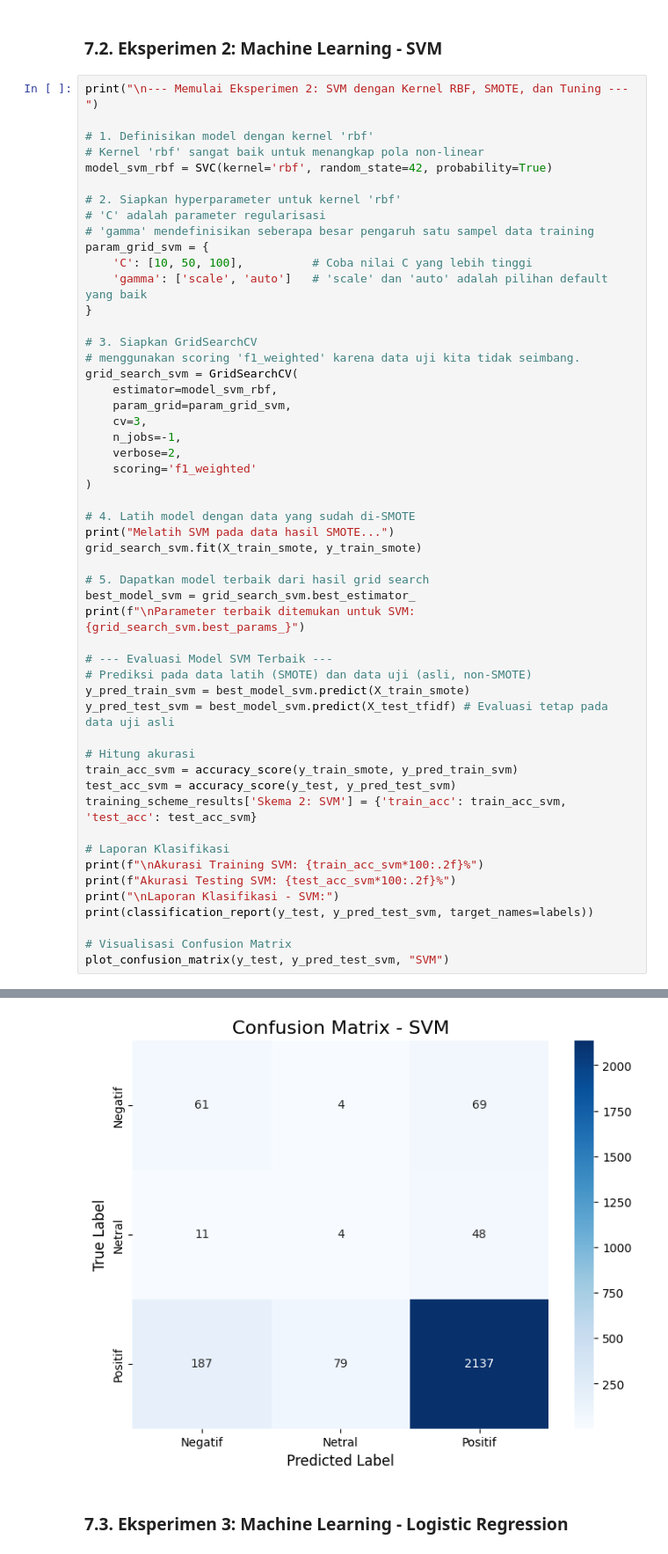
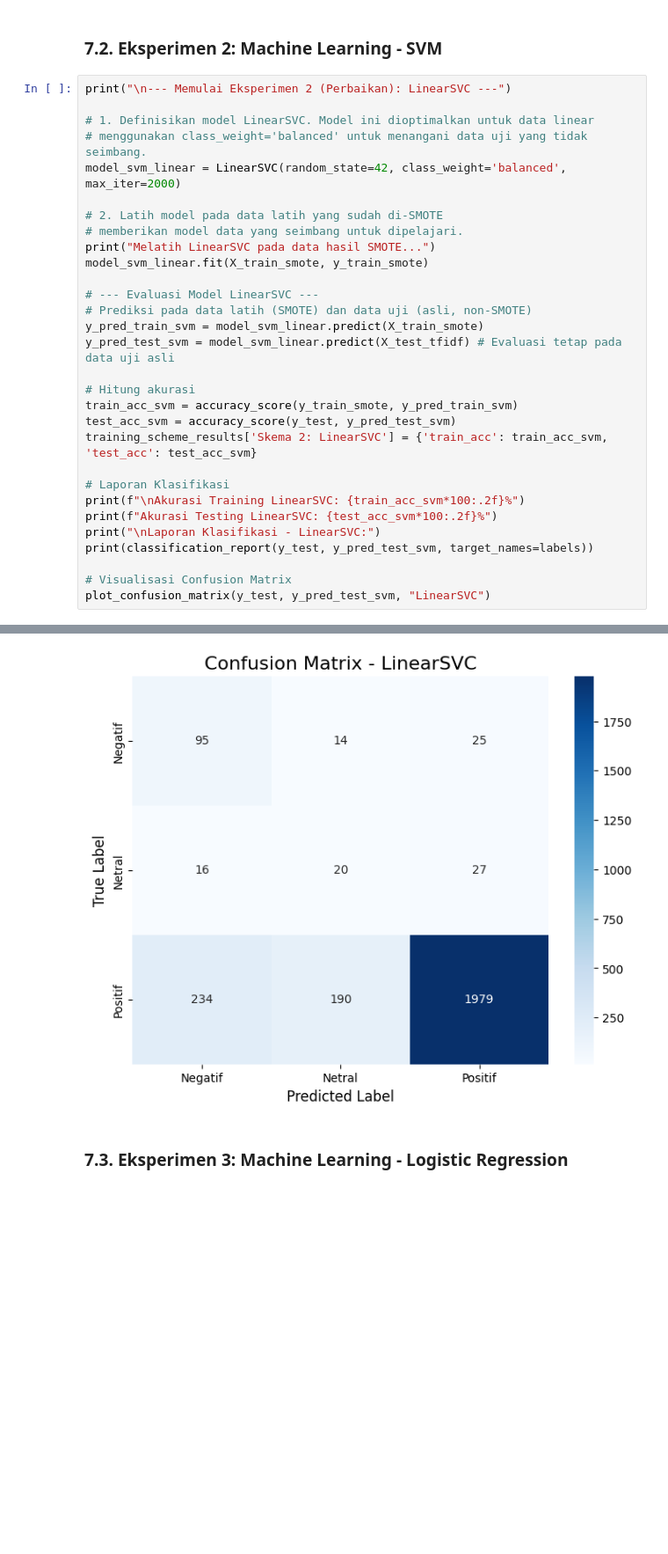
Before and after one commit to husainfadhlillah/dicoding-AppProductReview-SentimentAnalysis, a Jupyter notebook: pelatihan_model_sentiment_analysis_duolingo.ipynb, the cells around one changed output, grey strips where cells are left out. Shown at 88% size. Cells and saved outputs as stored; diff of their text form; blank space fills up the shorter version.

```diff
--- a/pelatihan_model_sentiment_analysis_duolingo.ipynb
+++ b/pelatihan_model_sentiment_analysis_duolingo.ipynb
@@ -518,55 +518,33 @@ weighted avg       0.85      0.92      0.89      2600
 # %% [markdown]
 ### 7.2. Eksperimen 2: Machine Learning - SVM
 # %%
-print("\n--- Memulai Eksperimen 2: SVM dengan Kernel RBF, SMOTE, dan Tuning ---")
+print("\n--- Memulai Eksperimen 2 (Perbaikan): LinearSVC ---")
 
-# 1. Definisikan model dengan kernel 'rbf'
-# Kernel 'rbf' sangat baik untuk menangkap pola non-linear
-model_svm_rbf = SVC(kernel='rbf', random_state=42, probability=True)
+# 1. Definisikan model LinearSVC. Model ini dioptimalkan untuk data linear
+# menggunakan class_weight='balanced' untuk menangani data uji yang tidak seimbang.
+model_svm_linear = LinearSVC(random_state=42, class_weight='balanced', max_iter=2000)
 
-# 2. Siapkan hyperparameter untuk kernel 'rbf'
-# 'C' adalah parameter regularisasi
-# 'gamma' mendefinisikan seberapa besar pengaruh satu sampel data training
-param_grid_svm = {
-    'C': [10, 50, 100],          # Coba nilai C yang lebih tinggi
-    'gamma': ['scale', 'auto']   # 'scale' dan 'auto' adalah pilihan default yang baik
-}
+# 2. Latih model pada data latih yang sudah di-SMOTE
+# memberikan model data yang seimbang untuk dipelajari.
+print("Melatih LinearSVC pada data hasil SMOTE...")
+model_svm_linear.fit(X_train_smote, y_train_smote)
 
-# 3. Siapkan GridSearchCV
-# menggunakan scoring 'f1_weighted' karena data uji kita tidak seimbang.
-grid_search_svm = GridSearchCV(
-    estimator=model_svm_rbf,
-    param_grid=param_grid_svm,
-    cv=3,
-    n_jobs=-1,
-    verbose=2,
-    scoring='f1_weighted'
-)
-
-# 4. Latih model dengan data yang sudah di-SMOTE
-print("Melatih SVM pada data hasil SMOTE...")
-grid_search_svm.fit(X_train_smote, y_train_smote)
-
-# 5. Dapatkan model terbaik dari hasil grid search
-best_model_svm = grid_search_svm.best_estimator_
-print(f"\nParameter terbaik ditemukan untuk SVM: {grid_search_svm.best_params_}")
-
-# --- Evaluasi Model SVM Terbaik ---
+# --- Evaluasi Model LinearSVC ---
 # Prediksi pada data latih (SMOTE) dan data uji (asli, non-SMOTE)
-y_pred_train_svm = best_model_svm.predict(X_train_smote)
-y_pred_test_svm = best_model_svm.predict(X_test_tfidf) # Evaluasi tetap pada data uji asli
+y_pred_train_svm = model_svm_linear.predict(X_train_smote)
+y_pred_test_svm = model_svm_linear.predict(X_test_tfidf) # Evaluasi tetap pada data uji asli
 
 # Hitung akurasi
 train_acc_svm = accuracy_score(y_train_smote, y_pred_train_svm)
 test_acc_svm = accuracy_score(y_test, y_pred_test_svm)
-training_scheme_results['Skema 2: SVM'] = {'train_acc': train_acc_svm, 'test_acc': test_acc_svm}
+training_scheme_results['Skema 2: LinearSVC'] = {'train_acc': train_acc_svm, 'test_acc': test_acc_svm}
 
 # Laporan Klasifikasi
-print(f"\nAkurasi Training SVM: {train_acc_svm*100:.2f}%")
-print(f"Akurasi Testing SVM: {test_acc_svm*100:.2f}%")
-print("\nLaporan Klasifikasi - SVM:")
+print(f"\nAkurasi Training LinearSVC: {train_acc_svm*100:.2f}%")
+print(f"Akurasi Testing LinearSVC: {test_acc_svm*100:.2f}%")
+print("\nLaporan Klasifikasi - LinearSVC:")
 print(classification_report(y_test, y_pred_test_svm, target_names=labels))
 
 # Visualisasi Confusion Matrix
-plot_confusion_matrix(y_test, y_pred_test_svm, "SVM")
+plot_confusion_matrix(y_test, y_pred_test_svm, "LinearSVC")
 # %% [output]
@@ -592,4 +567,4 @@ weighted avg       0.89      0.85      0.87      2600
-[figure, old version]
+[figure, new version]
 # %% [markdown]
 ### 7.3. Eksperimen 3: Machine Learning - Logistic Regression
 # %%
```
Also changed, not shown: parts of 7 cells of this notebook.
